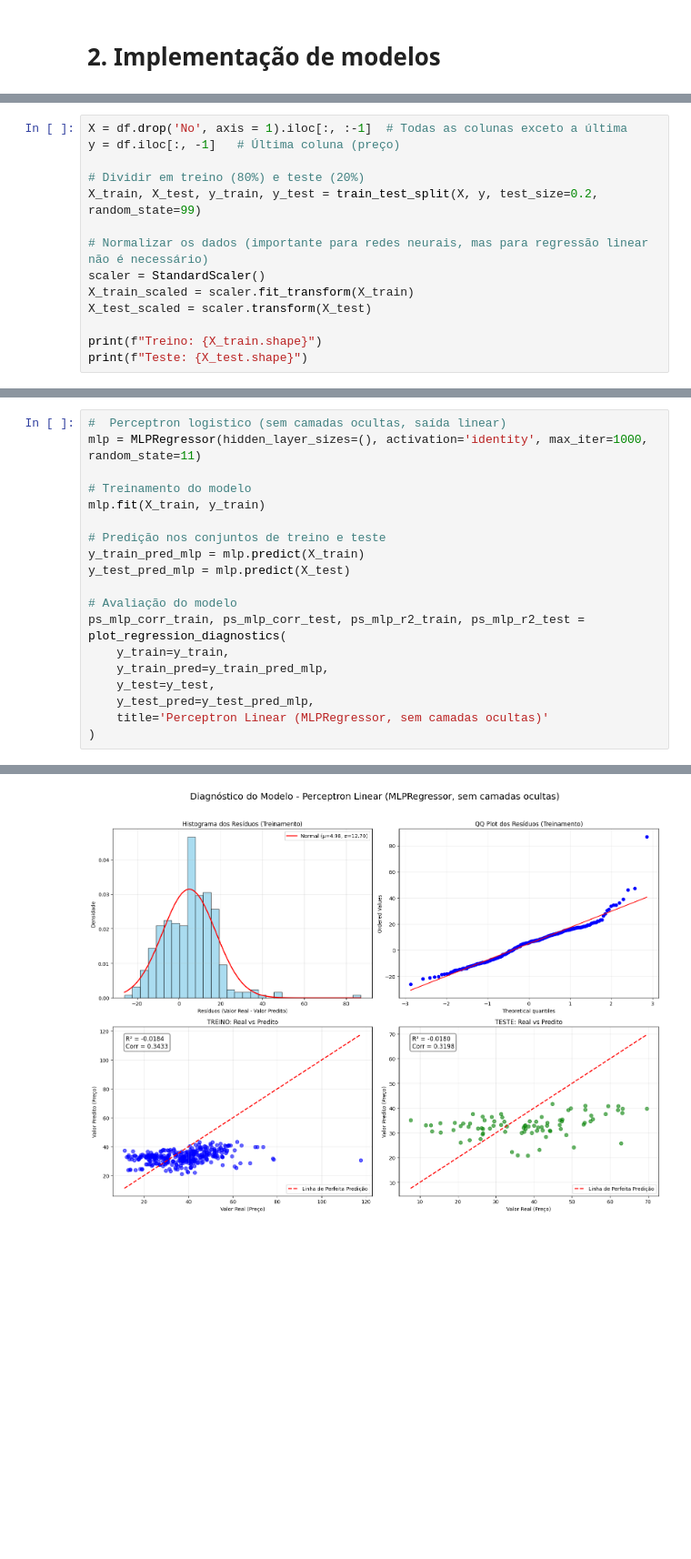
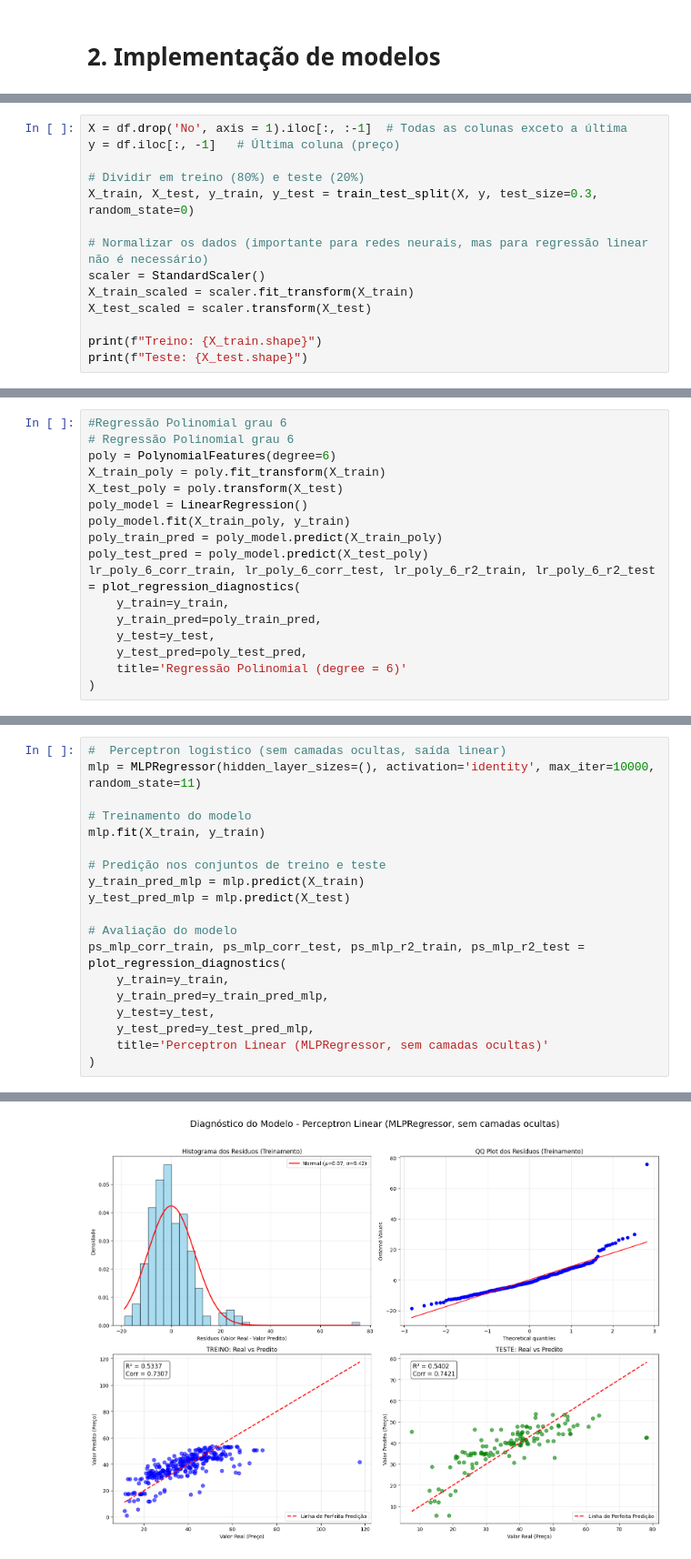
Before and after one commit to GuilherLRO/inteligencia_computacional_aplicada, a Jupyter notebook: assigment_1_solution.ipynb, the cells around one changed output, grey strips where cells are left out. Shown at 91% size. Drawn from its saved outputs; the diff is of its cells as text; blank space fills up the shorter version.

```diff
--- a/assigment_1_solution.ipynb
+++ b/assigment_1_solution.ipynb
@@ -108,7 +120,7 @@ X = df.drop('No', axis = 1).iloc[:, :-1]  # Todas as colunas exceto a última
 y = df.iloc[:, -1]   # Última coluna (preço)
 
 # Dividir em treino (80%) e teste (20%)
-X_train, X_test, y_train, y_test = train_test_split(X, y, test_size=0.2, random_state=99)
+X_train, X_test, y_train, y_test = train_test_split(X, y, test_size=0.3, random_state=0)
 
 # Normalizar os dados (importante para redes neurais, mas para regressão linear não é necessário)
 scaler = StandardScaler()
@@ -169,0 +182,17 @@ R² (Teste): 0.6454
+# %%
+#Regressão Polinomial grau 6
+# Regressão Polinomial grau 6
+poly = PolynomialFeatures(degree=6)
+X_train_poly = poly.fit_transform(X_train)
+X_test_poly = poly.transform(X_test)
+poly_model = LinearRegression()
+poly_model.fit(X_train_poly, y_train)
+poly_train_pred = poly_model.predict(X_train_poly)
+poly_test_pred = poly_model.predict(X_test_poly)
+lr_poly_6_corr_train, lr_poly_6_corr_test, lr_poly_6_r2_train, lr_poly_6_r2_test = plot_regression_diagnostics(
+    y_train=y_train,
+    y_train_pred=poly_train_pred,
+    y_test=y_test,
+    y_test_pred=poly_test_pred,
+    title='Regressão Polinomial (degree = 6)'
+)
@@ -205,6 +240,6 @@ plt.show()
 # %%
 #  Perceptron logistico (sem camadas ocultas, saída linear)
-mlp = MLPRegressor(hidden_layer_sizes=(), activation='identity', max_iter=1000, random_state=11)
+mlp = MLPRegressor(hidden_layer_sizes=(), activation='identity', max_iter=10000, random_state=11)
 
 # Treinamento do modelo
 mlp.fit(X_train, y_train)
@@ -229,3 +264,3 @@ R² (Teste): -0.0180
-[figure, old version]
+[figure, new version]
 # %%
 # Perceptron Multicamadas (MLPRegressor) com 1 camada oculta
```
Also changed, not shown: parts of 13 cells of this notebook, 1 other file.
